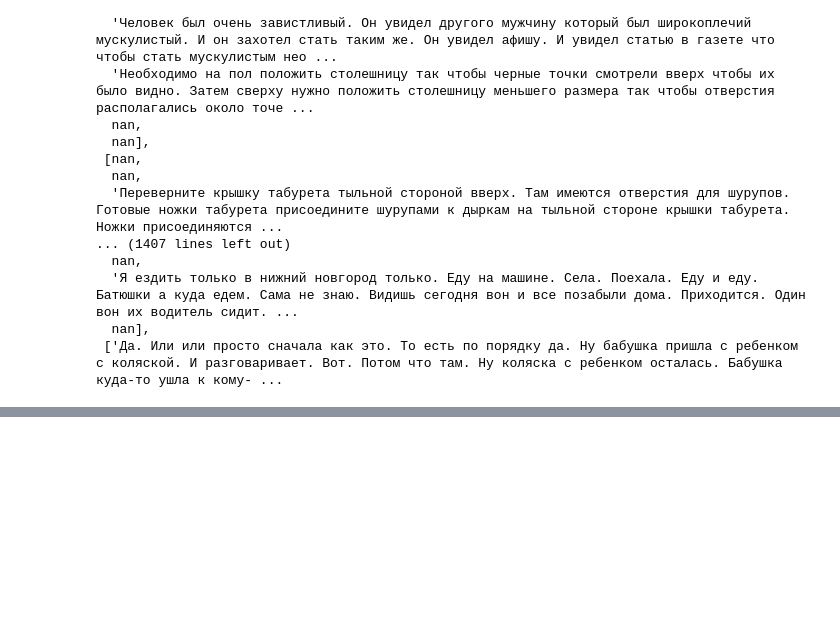
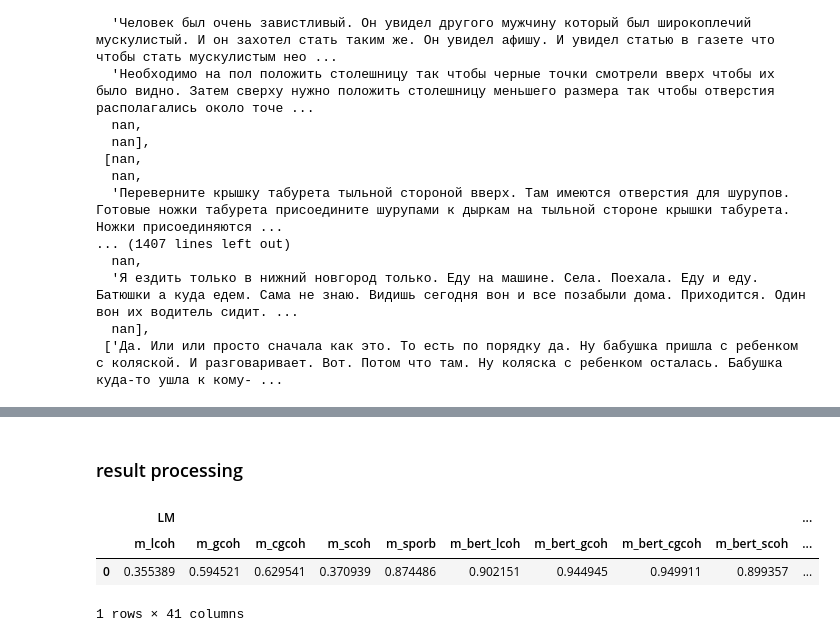
Before and after one commit to flying-bear/MA_thesis, a Jupyter notebook: preprocess_eaf.ipynb, the cells around one changed output, grey strips where cells are left out. Cells and saved outputs as stored; diff of their text form; code cells hidden in the pictures; blank space fills up the shorter version.

```diff
--- a/preprocess_eaf.ipynb
+++ b/preprocess_eaf.ipynb
@@ -464,0 +496,2 @@ long.dropna()
+# %% [markdown]
+### result processing
@@ -464,0 +503,7 @@ long.dropna()
+# %%
+ex_2_1
+# %% [output]
+|  | LM |  |  |  |  |  |  |  |  | ... |
+|  | m_lcoh | m_gcoh | m_cgcoh | m_scoh | m_sporb | m_bert_lcoh | m_bert_gcoh | m_bert_cgcoh | m_bert_scoh | ... |
+| 0 | 0.355389 | 0.594521 | 0.629541 | 0.370939 | 0.874486 | 0.902151 | 0.944945 | 0.949911 | 0.899357 | ... |
+1 rows × 41 columns
```
Also changed, not shown: parts of 32 cells of this notebook.
